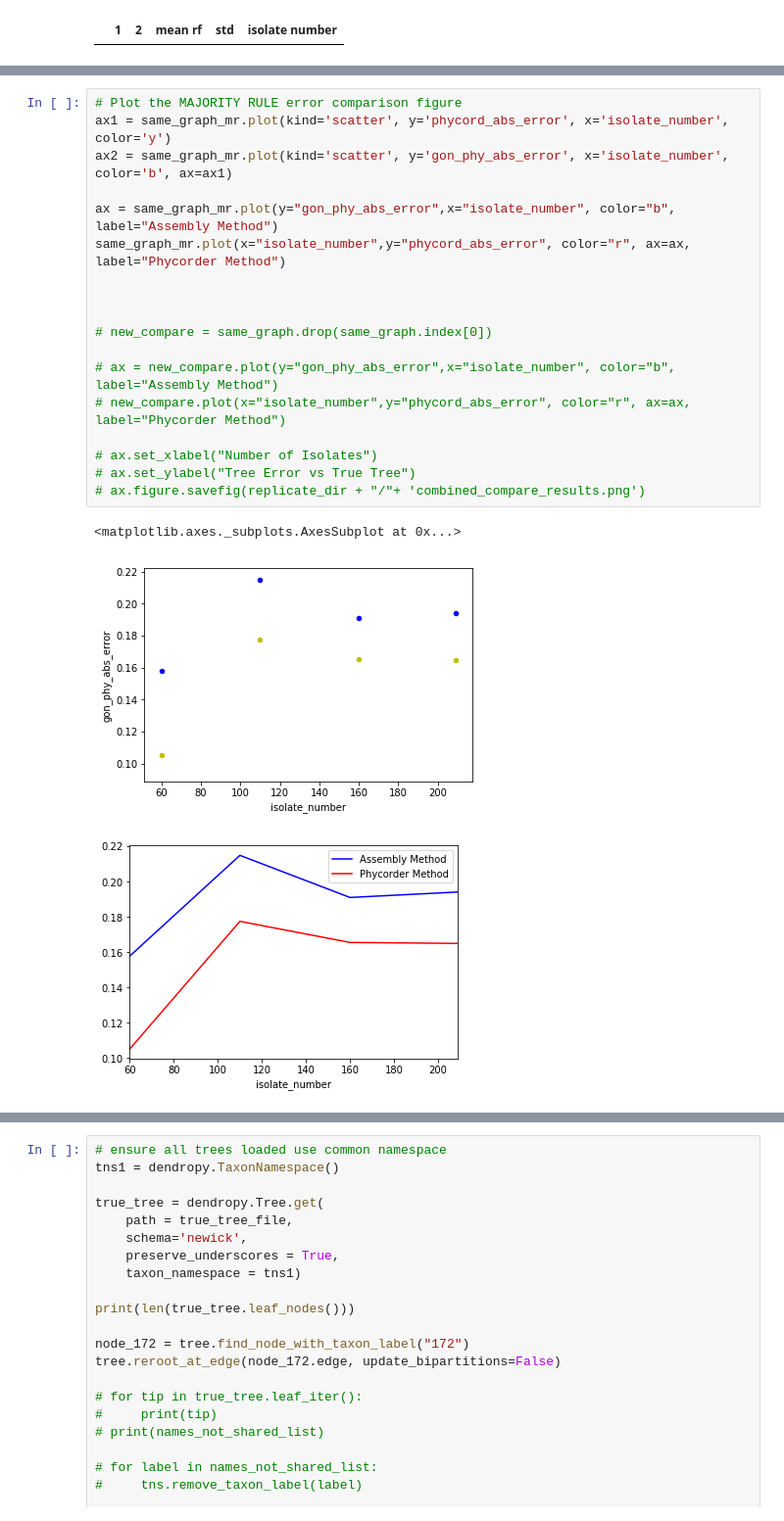
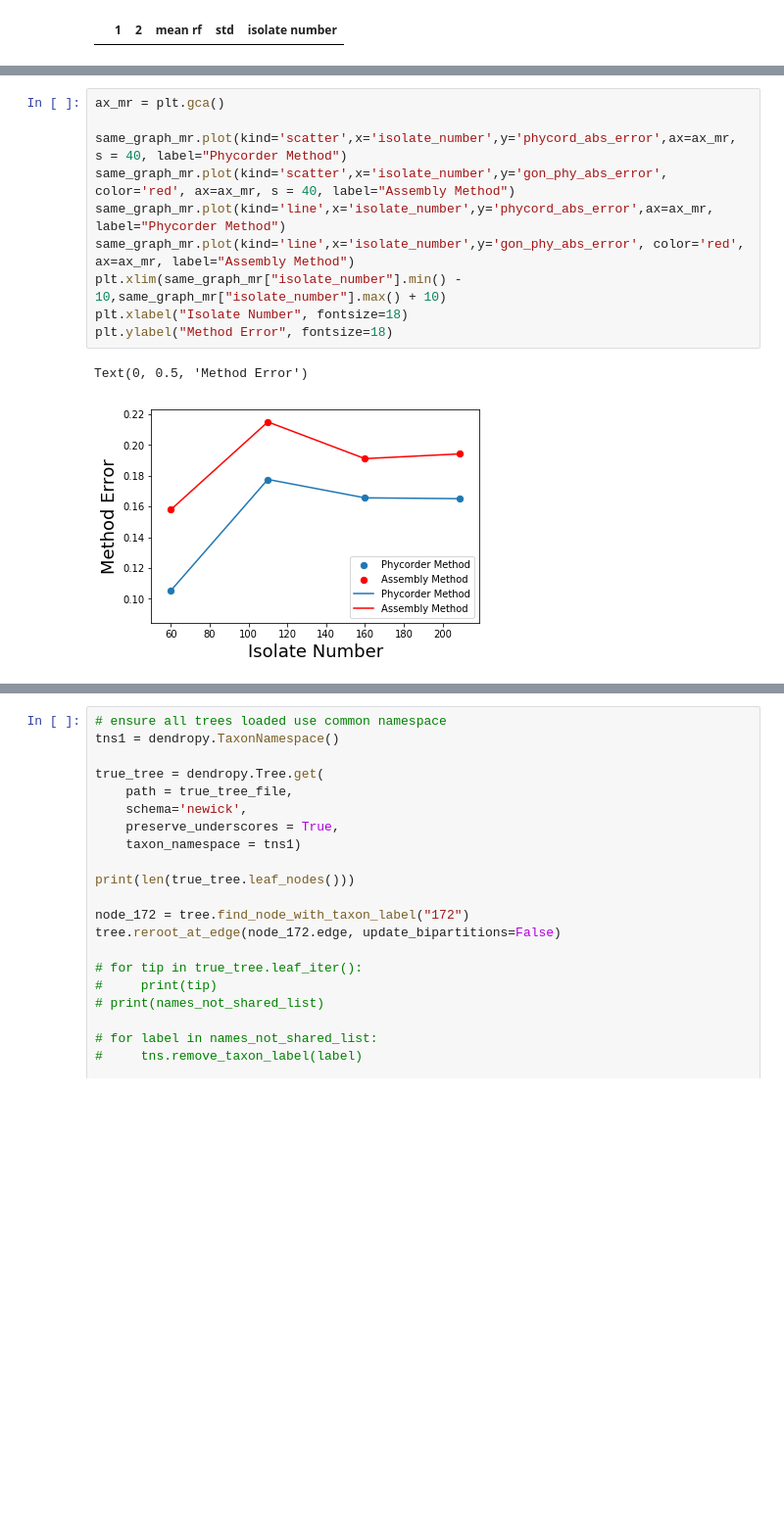
Before and after one commit to jtfield/tree_and_snp_analyses, a Jupyter notebook: tree_compare_fig.ipynb, the cells around one changed output, grey strips where cells are left out. Shown: that part at 98% size. Cells and saved outputs as stored; diff of their text form; blank space fills up the shorter version.

Commit message:
fixed figure generation and style

```diff
--- a/tree_compare_fig.ipynb
+++ b/tree_compare_fig.ipynb
@@ -868,22 +855,13 @@ same_graph_bt.plot(x="isolate_number",y="phycord_abs_error", color="r", ax=ax, l
-# %%
-# Plot the MAJORITY RULE error comparison figure
-ax1 = same_graph_mr.plot(kind='scatter', y='phycord_abs_error', x='isolate_number', color='y')
-ax2 = same_graph_mr.plot(kind='scatter', y='gon_phy_abs_error', x='isolate_number', color='b', ax=ax1)
-
-ax = same_graph_mr.plot(y="gon_phy_abs_error",x="isolate_number", color="b", label="Assembly Method")
-same_graph_mr.plot(x="isolate_number",y="phycord_abs_error", color="r", ax=ax, label="Phycorder Method")
-
-
-
-# new_compare = same_graph.drop(same_graph.index[0])
-
-# ax = new_compare.plot(y="gon_phy_abs_error",x="isolate_number", color="b", label="Assembly Method")
-# new_compare.plot(x="isolate_number",y="phycord_abs_error", color="r", ax=ax, label="Phycorder Method")
-
-# ax.set_xlabel("Number of Isolates")
-# ax.set_ylabel("Tree Error vs True Tree")
-# ax.figure.savefig(replicate_dir + "/"+ 'combined_compare_results.png')
-# %% [output]
-<matplotlib.axes._subplots.AxesSubplot at 0x...>
-[figure, removed]
-[figure, removed]
+# %%
+ax_mr = plt.gca()
+
+same_graph_mr.plot(kind='scatter',x='isolate_number',y='phycord_abs_error',ax=ax_mr, s = 40, label="Phycorder Method")
+same_graph_mr.plot(kind='scatter',x='isolate_number',y='gon_phy_abs_error', color='red', ax=ax_mr, s = 40, label="Assembly Method")
+same_graph_mr.plot(kind='line',x='isolate_number',y='phycord_abs_error',ax=ax_mr, label="Phycorder Method")
+same_graph_mr.plot(kind='line',x='isolate_number',y='gon_phy_abs_error', color='red', ax=ax_mr, label="Assembly Method")
+plt.xlim(same_graph_mr["isolate_number"].min() - 10,same_graph_mr["isolate_number"].max() + 10)
+plt.xlabel("Isolate Number", fontsize=18)
+plt.ylabel("Method Error", fontsize=18)
+# %% [output]
+Text(0, 0.5, 'Method Error')
+[figure, added]
```
Also changed, not shown: parts of 18 cells of this notebook.
